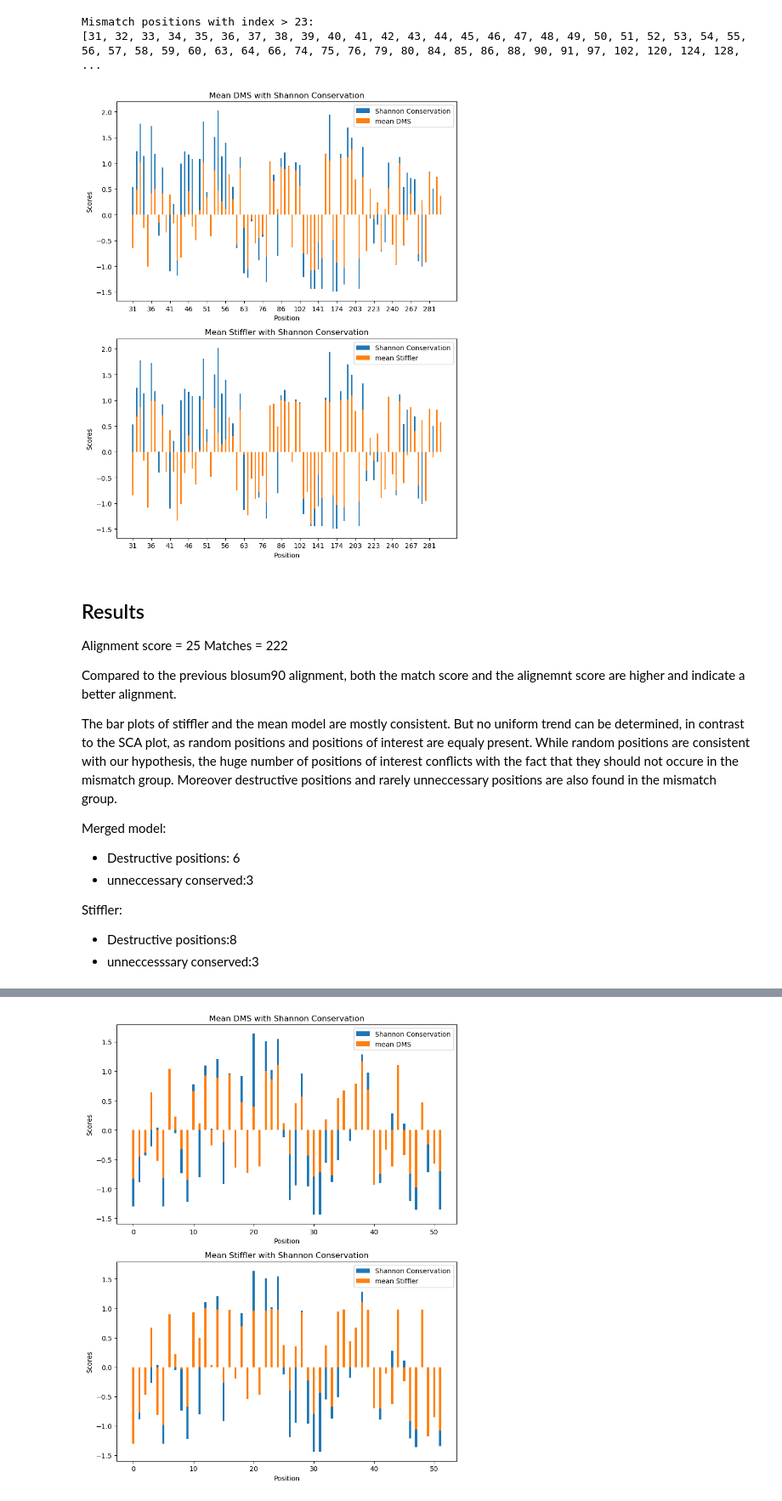
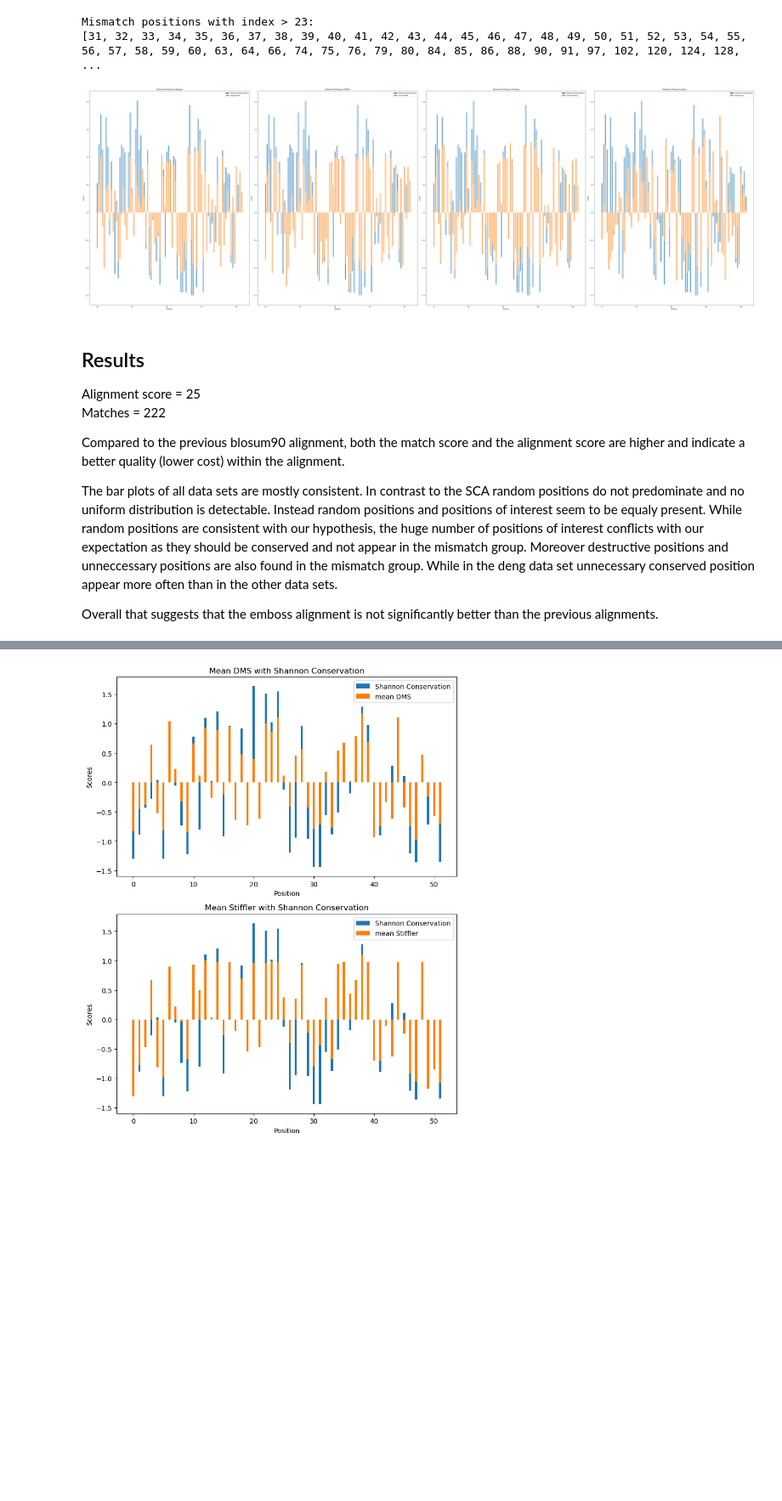
Before and after one commit to datascience-mobi-2023/topic02_team01, a Jupyter notebook: Final_Extended_Alignment.ipynb, the cells around one changed output, grey strips where cells are left out. Shown at 85% size. Cells and saved outputs as stored; diff of their text form; code cells hidden in the pictures; blank space fills up the shorter version.

```diff
--- a/Final_Extended_Alignment.ipynb
+++ b/Final_Extended_Alignment.ipynb
@@ -876,53 +1008,57 @@ Mismatch positions with index > 23:
 # %%
 filtered_df = C_df_New[C_df_New['Position'].isin(mismatch_position_90)]
 
-fig, (ax1, ax2) = plt.subplots(2, 1, figsize=(8, 10))
 x = np.arange(len(filtered_df))
 width = 0.35
 
+fig, (ax1, ax2, ax3, ax4 ) = plt.subplots(1, 4, figsize=(60, 20))
+
 rects1 = ax1.bar(x, filtered_df['Conserved_Shannon'], width, label='Shannon Conservation')
-rects2 = ax1.bar(x, filtered_df['mean_all_z'], width, label='mean DMS')
+rects2 = ax1.bar(x, filtered_df['mean_all_z'], width, label='merged DMS')
 
 ax1.set_xlabel('Position')
 ax1.set_ylabel('Scores')
-ax1.set_title('Mean DMS with Shannon Conservation')
+ax1.set_title('Shannon Entropy & Merged')
 ax1.legend()
 
 rects3 = ax2.bar(x, filtered_df['Conserved_Shannon'], width, label='Shannon Conservation')
 rects4 = ax2.bar(x, filtered_df['mean_Stiffler_z'], width, label='mean Stiffler')
 
-
-tick_positions = np.arange(0, len(filtered_df), 5)
-tick_labels = [mismatch_position_90[i] for i in tick_positions]
-
-ax1.set_xticks(tick_positions)
-ax1.set_xticklabels(tick_labels)
-ax2.set_xticks(tick_positions)
-ax2.set_xticklabels(tick_labels)
+ax1.set_xticklabels(mismatch_position_90)
+ax2.set_xticklabels(mismatch_position_90)
 ax2.set_xlabel('Position')
 ax2.set_ylabel('Scores')
-ax2.set_title('Mean Stiffler with Shannon Conservation')
+ax2.set_title('Shannon Entropy & Stiffler')
 ax2.legend()
+
+rects5 = ax3.bar(x, filtered_df['Conserved_Shannon'], width, label='Shannon Conservation')
+rects6 = ax3.bar(x, filtered_df['mean_Firnberg_z'], width, label='mean Firnberg')
+ax3.set_xlabel('Position')
+ax3.set_ylabel('Scores')
+ax3.set_title(' Shannon Entropy & Firnberg')
+ax3.legend()
+
+rects7 = ax4.bar(x, filtered_df['Conserved_Shannon'], width, label='Shannon Conservation')
+rects8 = ax4.bar(x, filtered_df['mean_Deng_z'], width, label='mean Deng')
+ax4.set_xlabel('Position')
+ax4.set_ylabel('Scores')
+ax4.set_title(' Shannon Entropy & Deng')
+ax4.legend()
 
 plt.tight_layout()
 plt.show()
 # %% [output]
-[figure, old version]
+[figure, new version]
 # %% [markdown]
+
 ## Results
-
   Alignment score = 25
   Matches = 222
 
-Compared to the previous blosum90 alignment, both the match score and the alignemnt score are higher and indicate a better alignment.
+Compared to the previous blosum90 alignment, both the match score and the alignment score are higher and indicate a better quality (lower cost) within the alignment.
 
-The bar plots of stiffler and the mean model are mostly consistent. But no uniform trend can be determined, in contrast to the SCA plot, as random positions and positions of interest are equaly present. While random positions are consistent with our hypothesis, the huge number of positions of interest conflicts with the fact that they should not occure in the mismatch group. Moreover destructive positions and rarely unneccessary positions are also found in the mismatch group.
 
-Merged model:
- - Destructive positions: 6
- - unneccessary conserved:3
+The bar plots of all data sets are mostly consistent. In contrast to the SCA random positions do not predominate and no uniform distribution is detectable. Instead random positions and positions of interest seem to be equaly present. While random positions are consistent with our hypothesis, the huge number of positions of interest conflicts with our expectation as they should be conserved and not appear in the mismatch group. Moreover destructive positions and unneccessary positions are also found in the mismatch group. While in the deng data set unnecessary conserved position appear more often than in the other data sets.
 
-Stiffler:
-  - Destructive positions:8
-  - unneccesssary conserved:3
+Overall that suggests that the emboss alignment is not significantly better than the previous alignments.
 # %% [markdown]
```
Also changed, not shown: parts of 50 cells of this notebook, 1 other file.
